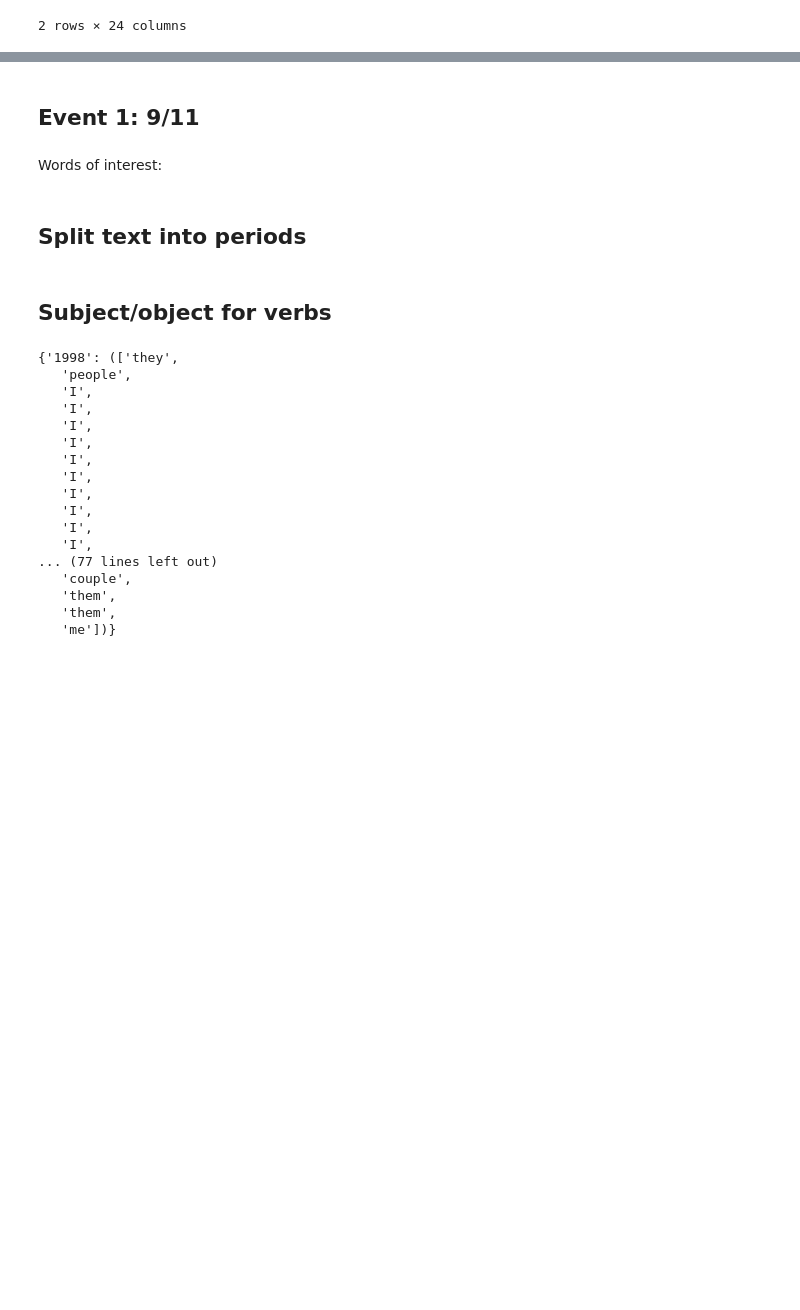
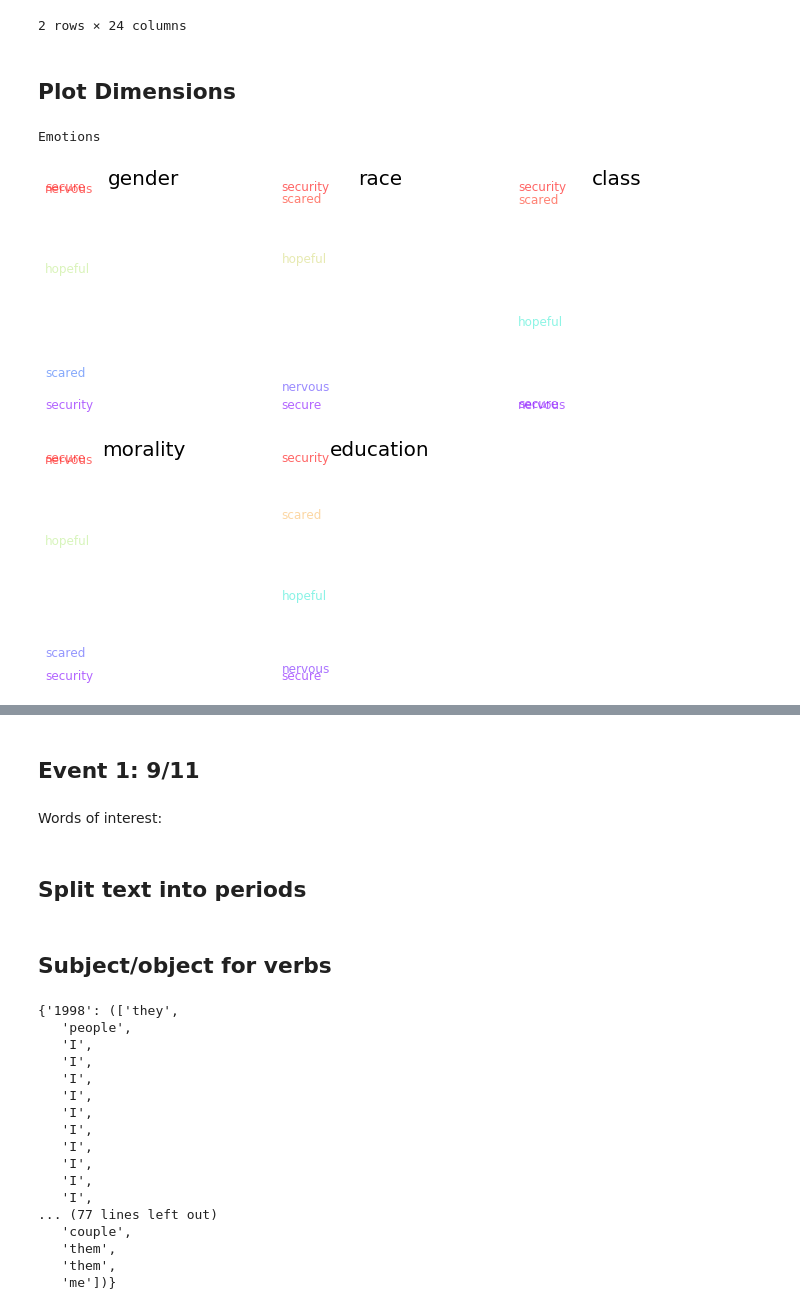
Before and after one commit to laurenjli/nlp-tal, a Jupyter notebook: financial_crisis_analysis.ipynb, the cells around one changed output, grey strips where cells are left out. Drawn from its saved outputs; the diff is of its cells as text; code cells hidden in the pictures; blank space fills up the shorter version.

```diff
--- a/financial_crisis_analysis.ipynb
+++ b/financial_crisis_analysis.ipynb
@@ -398,3 +398,21 @@ helper.agg_sim_words([talW2V, talW2V01], ['before crisis', 'after crisis'], word
 2 rows × 24 columns
 # %%
 # how to make this readable? how to visualize?
+# %% [markdown]
+## Plot Dimensions
+# %%
+# dimensions
+Gender = helper.dimension(talW2V, ['man','guy', 'male'],
+                          ['woman', 'girl', 'female'])
+Race = helper.dimension(talW2V, ['black', 'brown', 'minority'],
+                        ['white'])
+Class = helper.dimension(talW2V, ['rich', 'expensive', 'wealth'],
+                         ['poor', 'cheap', 'poor'])
+
+Morality = helper.dimension(talW2V, ['good', 'good', 'honest','pure'],
+                     ['bad', 'evil','lie','dirty'])
+
+Education = helper.dimension(talW2V, ['educated','smart'],
+                             ['dumb','stupid'])
+dim_dict = {'gender': Gender, 'race': Race, 'class': Class,
+            'morality': Morality, 'education': Education}
@@ -400,0 +435,28 @@ helper.agg_sim_words([talW2V, talW2V01], ['before crisis', 'after crisis'], word
+# %%
+emotions = ['scared', 'secure', 'nervous', 'hopeful', 'security']
+Emodf = helper.makeDF(talW2V, emotions, dim_dict)
+Opdf = helper.makeDF(talW2V, opinions, dim_dict)
+Selfdf = helper.makeDF(talW2V, self, dim_dict)
+Reldf = helper.makeDF(talW2V, rel, dim_dict)
+# %%
+# Pre
+# display words on dimensions
+print('Emotions')
+fig = plt.figure(figsize = (12,4))
+ax1 = fig.add_subplot(131)
+helper.PlotDimension(ax1, Emodf, 'gender')
+ax2 = fig.add_subplot(132)
+helper.PlotDimension(ax2, Emodf, 'race')
+ax3 = fig.add_subplot(133)
+helper.PlotDimension(ax3, Emodf, 'class')
+plt.show()
+fig = plt.figure(figsize = (12,4))
+ax1 = fig.add_subplot(131)
+helper.PlotDimension(ax1, Emodf, 'morality')
+ax2 = fig.add_subplot(132)
+helper.PlotDimension(ax2, Emodf, 'education')
+plt.show()
+# %% [output]
+Emotions
+[figure, added]
+[figure, added]
```
Also changed, not shown: parts of 3 cells of this notebook.
